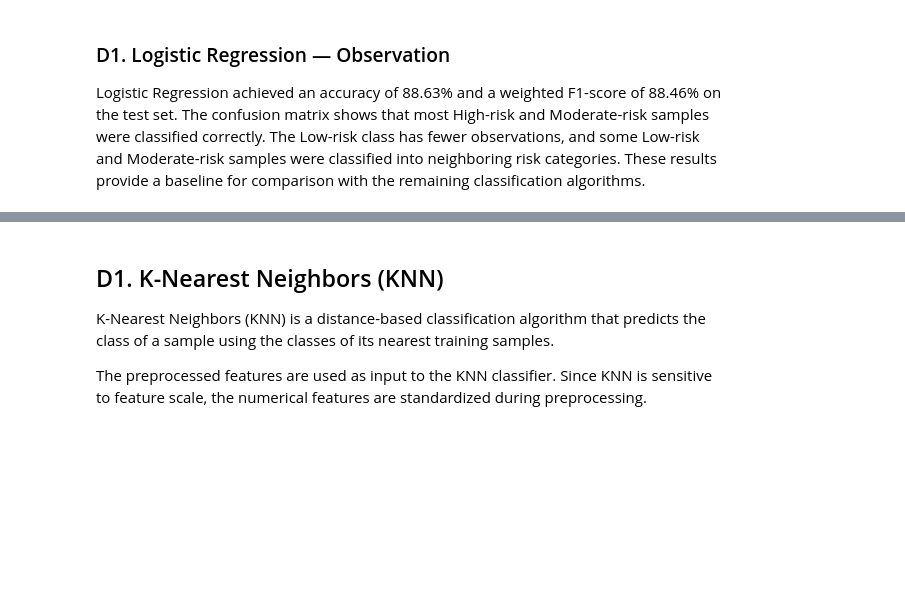
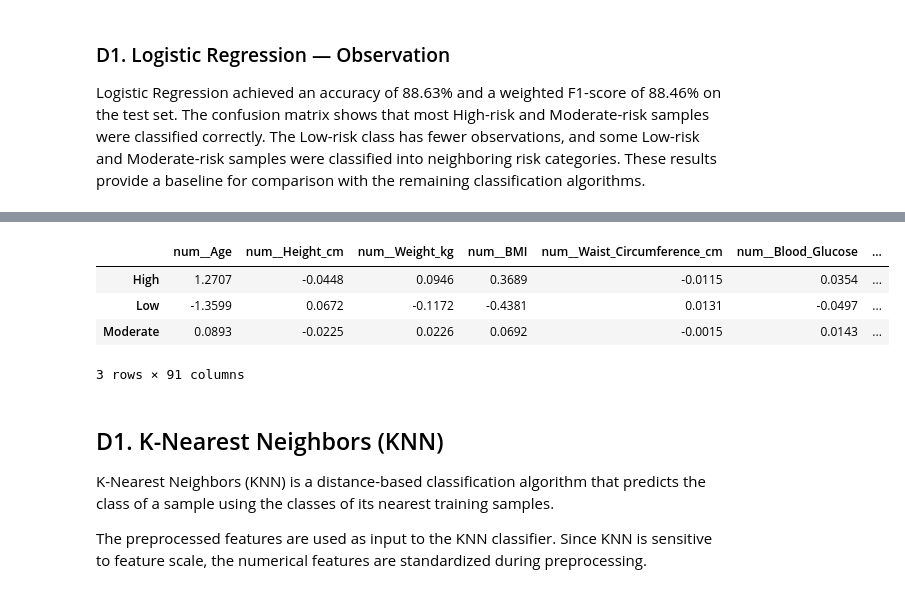
Before and after one commit to MohithKumar128/ML-301, a Jupyter notebook: notebooks/classification.ipynb, the cells around one changed output, grey strips where cells are left out. Saved outputs shown, nothing was run; the diff lists cells and outputs as text; code cells hidden in the pictures; blank space fills up the shorter version.

```diff
--- a/notebooks/classification.ipynb
+++ b/notebooks/classification.ipynb
@@ -831,3 +839,21 @@ Logistic Regression achieved an accuracy of 88.63% and a weighted F1-score of 88
+# %%
+# Inspect Logistic Regression coefficients
+
+feature_names = preprocessor.get_feature_names_out()
+
+coef_df = pd.DataFrame(
+    logistic_model.coef_,
+    columns=feature_names,
+    index=logistic_model.classes_
+)
+
+display(coef_df.round(4))
+# %% [output]
+|  | num__Age | num__Height_cm | num__Weight_kg | num__BMI | num__Waist_Circumference_cm | num__Blood_Glucose | ... |
+| High | 1.2707 | -0.0448 | 0.0946 | 0.3689 | -0.0115 | 0.0354 | ... |
+| Low | -1.3599 | 0.0672 | -0.1172 | -0.4381 | 0.0131 | -0.0497 | ... |
+| Moderate | 0.0893 | -0.0225 | 0.0226 | 0.0692 | -0.0015 | 0.0143 | ... |
+3 rows × 91 columns
 # %% [markdown]
 ## D1. K-Nearest Neighbors (KNN)
 
```
Also changed, not shown: parts of 20 cells of this notebook.
